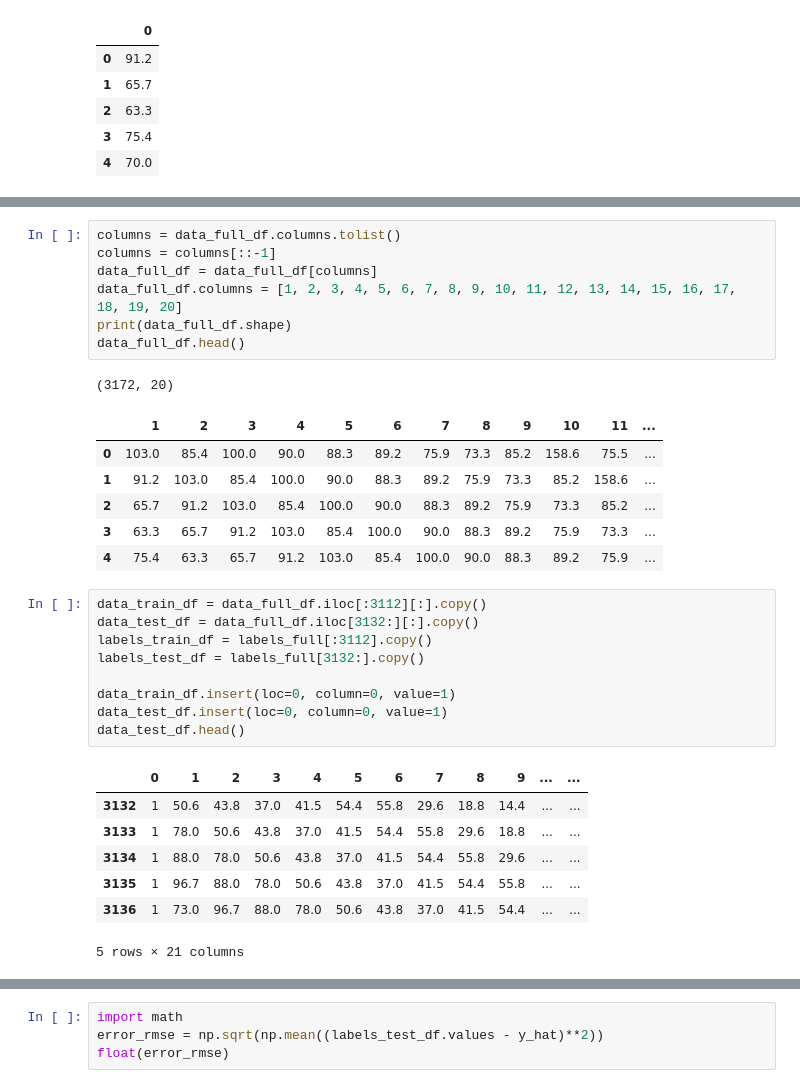
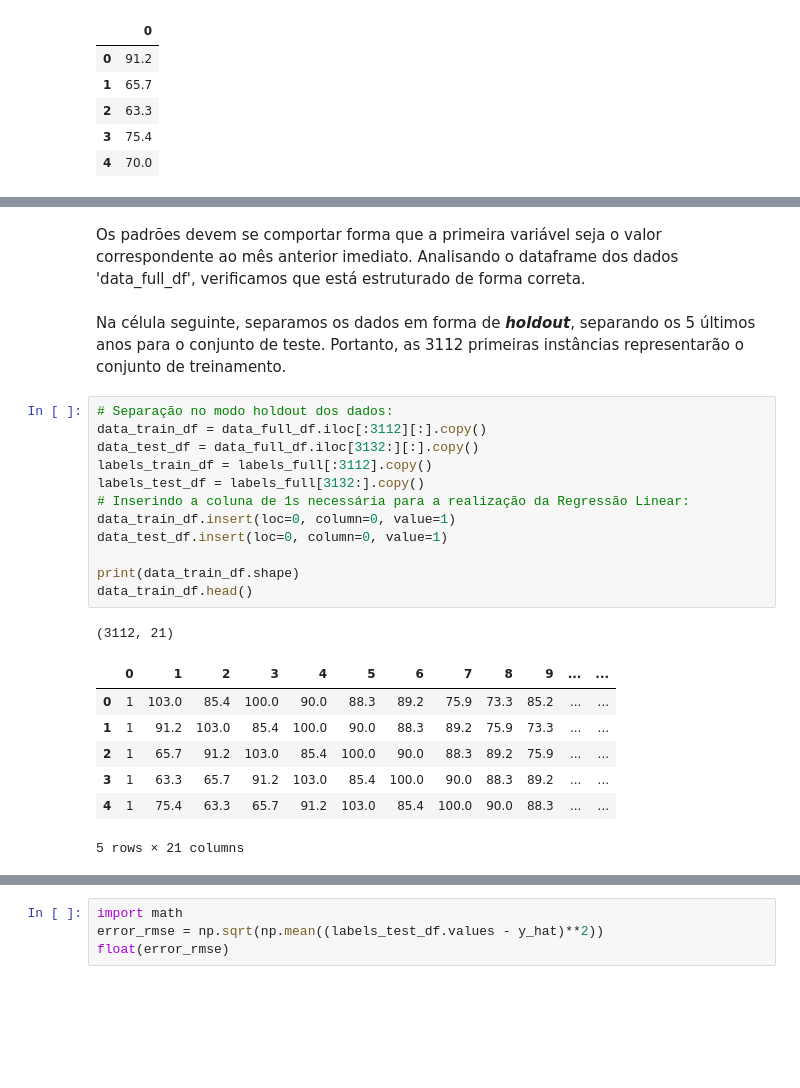
Before and after one commit to SamuelBFG/IA006, a Jupyter notebook: LinearRegression.ipynb, the cells around one changed output, grey strips where cells are left out. Saved outputs shown, nothing was run; the diff lists cells and outputs as text; blank space fills up the shorter version.

```diff
--- a/LinearRegression.ipynb
+++ b/LinearRegression.ipynb
@@ -79,32 +103,25 @@ data_full_df = pd.DataFrame(data_test_set)
-# %%
-columns = data_full_df.columns.tolist()
-columns = columns[::-1]
-data_full_df = data_full_df[columns]
-data_full_df.columns = [1, 2, 3, 4, 5, 6, 7, 8, 9, 10, 11, 12, 13, 14, 15, 16, 17, 18, 19, 20]
-print(data_full_df.shape)
-data_full_df.head()
-# %% [output]
-(3172, 20)
-|  | 1 | 2 | 3 | 4 | 5 | 6 | 7 | 8 | 9 | 10 | 11 | ... |
-| 0 | 103.0 | 85.4 | 100.0 | 90.0 | 88.3 | 89.2 | 75.9 | 73.3 | 85.2 | 158.6 | 75.5 | ... |
-| 1 | 91.2 | 103.0 | 85.4 | 100.0 | 90.0 | 88.3 | 89.2 | 75.9 | 73.3 | 85.2 | 158.6 | ... |
-| 2 | 65.7 | 91.2 | 103.0 | 85.4 | 100.0 | 90.0 | 88.3 | 89.2 | 75.9 | 73.3 | 85.2 | ... |
-| 3 | 63.3 | 65.7 | 91.2 | 103.0 | 85.4 | 100.0 | 90.0 | 88.3 | 89.2 | 75.9 | 73.3 | ... |
-| 4 | 75.4 | 63.3 | 65.7 | 91.2 | 103.0 | 85.4 | 100.0 | 90.0 | 88.3 | 89.2 | 75.9 | ... |
+# %% [markdown]
+Os padrões devem se comportar forma que a primeira variável seja o valor correspondente ao mês anterior imediato. Analisando o dataframe dos dados 'data_full_df', verificamos que está estruturado de forma correta.
+# %% [markdown]
+Na célula seguinte, separamos os dados em forma de *__holdout__*, separando os 5 últimos anos para o conjunto de teste. Portanto, as 3112 primeiras instâncias representarão o conjunto de treinamento.
 # %%
+# Separação no modo holdout dos dados:
 data_train_df = data_full_df.iloc[:3112][:].copy()
 data_test_df = data_full_df.iloc[3132:][:].copy()
 labels_train_df = labels_full[:3112].copy()
 labels_test_df = labels_full[3132:].copy()
-
+# Inserindo a coluna de 1s necessária para a realização da Regressão Linear:
 data_train_df.insert(loc=0, column=0, value=1)
 data_test_df.insert(loc=0, column=0, value=1)
-data_test_df.head()
+
+print(data_train_df.shape)
+data_train_df.head()
 # %% [output]
+(3112, 21)
 |  | 0 | 1 | 2 | 3 | 4 | 5 | 6 | 7 | 8 | 9 | ... | ... |
-| 3132 | 1 | 50.6 | 43.8 | 37.0 | 41.5 | 54.4 | 55.8 | 29.6 | 18.8 | 14.4 | ... | ... |
-| 3133 | 1 | 78.0 | 50.6 | 43.8 | 37.0 | 41.5 | 54.4 | 55.8 | 29.6 | 18.8 | ... | ... |
-| 3134 | 1 | 88.0 | 78.0 | 50.6 | 43.8 | 37.0 | 41.5 | 54.4 | 55.8 | 29.6 | ... | ... |
-| 3135 | 1 | 96.7 | 88.0 | 78.0 | 50.6 | 43.8 | 37.0 | 41.5 | 54.4 | 55.8 | ... | ... |
-| 3136 | 1 | 73.0 | 96.7 | 88.0 | 78.0 | 50.6 | 43.8 | 37.0 | 41.5 | 54.4 | ... | ... |
+| 0 | 1 | 103.0 | 85.4 | 100.0 | 90.0 | 88.3 | 89.2 | 75.9 | 73.3 | 85.2 | ... | ... |
+| 1 | 1 | 91.2 | 103.0 | 85.4 | 100.0 | 90.0 | 88.3 | 89.2 | 75.9 | 73.3 | ... | ... |
+| 2 | 1 | 65.7 | 91.2 | 103.0 | 85.4 | 100.0 | 90.0 | 88.3 | 89.2 | 75.9 | ... | ... |
+| 3 | 1 | 63.3 | 65.7 | 91.2 | 103.0 | 85.4 | 100.0 | 90.0 | 88.3 | 89.2 | ... | ... |
+| 4 | 1 | 75.4 | 63.3 | 65.7 | 91.2 | 103.0 | 85.4 | 100.0 | 90.0 | 88.3 | ... | ... |
-5 rows × 21 columns
+5 rows × 21 columns
```
Also changed, not shown: parts of 37 cells of this notebook.
